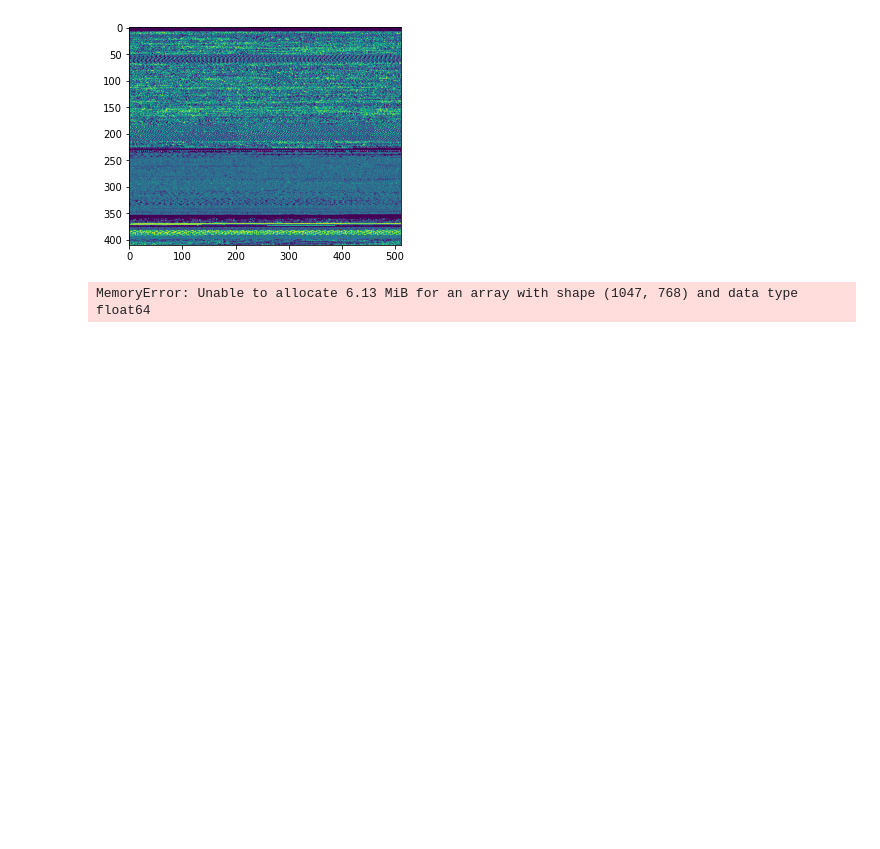
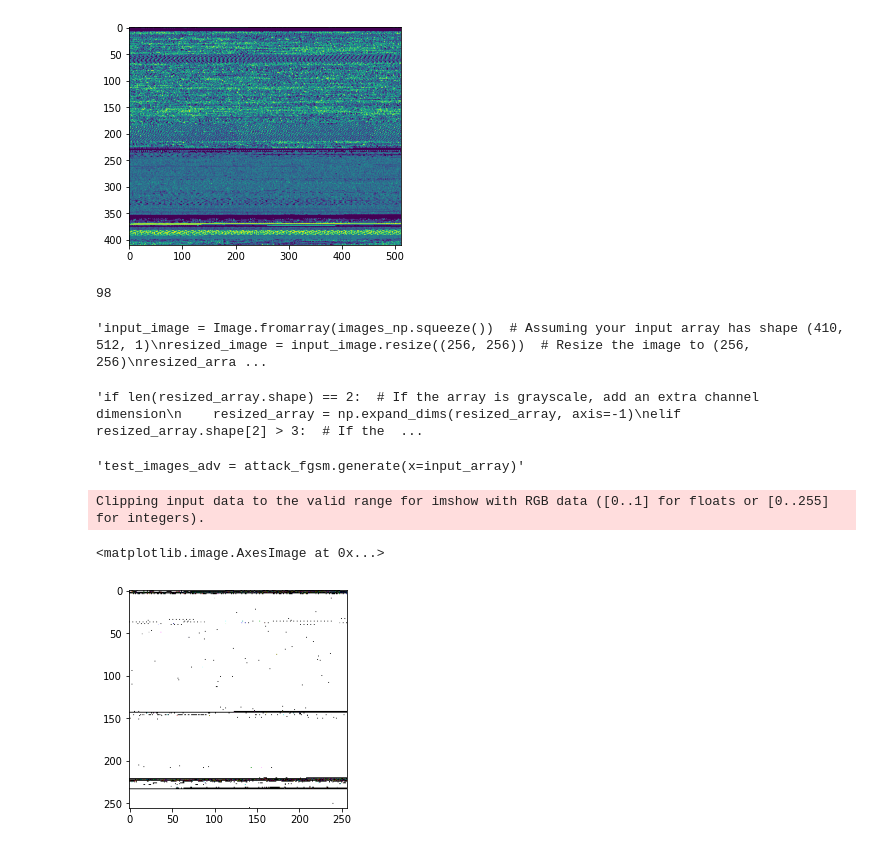
Before and after one commit to Olivverde/DL-attack, a Jupyter notebook: Ataque Evasión Lab7.ipynb, the cells around one changed output. Cells and saved outputs as stored; diff of their text form; code cells hidden in the pictures; blank space fills up the shorter version.

Commit message:
fix: creating adversarial images

```diff
--- a/Ataque Evasión Lab7.ipynb
+++ b/Ataque Evasión Lab7.ipynb
@@ -41,6 +41,7 @@ attack_fgsm = FastGradientMethod(
 # load images as numpy arrays from directory 'malimg_paper_dataset_imgs'
 images = []
 labels = []
+resolutions = []
 main_directory = './malimg_paper_dataset_imgs'
 for subfolder in os.listdir(main_directory):
     subfolder_path = os.path.join(main_directory, subfolder)
@@ -56,9 +57,11 @@ for subfolder in os.listdir(main_directory):
 
                 # Convert the image to a NumPy array and add it to the list
                 image_np = np.array(image)
-                if (image_np.shape == (858, 512) or image_np.shape == (683, 768)):
-                    continue
-                images.append(image_np)
+                # si la resolucion no esta en la lista, agregarla
+                if image_np.shape not in resolutions:
+                    resolutions.append(image_np.shape)
+                if (image_np.shape == (410, 512)):
+                    images.append(image_np)
 
 # Convert the list of image arrays into a single NumPy array
 images_np = np.array(images)
@@ -88,8 +100,55 @@ plt.imshow(images_np[0])
+# %%
+# for each image in images_np, create an adversarial image
+adversarial_images = []
+for image in images_np:
+    # image to float32
+    image = image.astype(np.float32)
+    input_image = Image.fromarray(image.squeeze())
+    resized_image = input_image.resize((256, 256))
+    resized_array = np.array(resized_image)
+
+    if len(resized_array.shape) == 2:  # If the array is grayscale, add an extra channel dimension
+        resized_array = np.expand_dims(resized_array, axis=-1)
+    elif resized_array.shape[2] > 3:  # If the array has more than 3 channels, keep only the first 3
+        resized_array = resized_array[:, :, :3]
+
+    input_array = np.expand_dims(resized_array, axis=0)  # Add a new dimension at the beginning
+    input_array = np.repeat(input_array, 3, axis=-1)
+
+    #Generamos imagenes adversariales a partir de un dataset que queremos perturbar
+    test_images_adv = attack_fgsm.generate(x=input_array)
+    adversarial_images.append(test_images_adv[0])
+# %%
+len(adversarial_images)
+# %% [output]
+98
+# %%
+# resize image
+'''input_image = Image.fromarray(images_np.squeeze())  # Assuming your input array has shape (410, 512, 1)
+resized_image = input_image.resize((256, 256))  # Resize the image to (256, 256)
+resized_array = np.array(resized_image)  # Convert the resized image back to an array'''
+# %% [output]
+'input_image = Image.fromarray(images_np.squeeze())  # Assuming your input array has shape (410, 512, 1)\nresized_image = input_image.resize((256, 256))  # Resize the image to (256, 256)\nresized_arra ...
+# %%
+# Ensure the array has the correct shape
+'''if len(resized_array.shape) == 2:  # If the array is grayscale, add an extra channel dimension
+    resized_array = np.expand_dims(resized_array, axis=-1)
+elif resized_array.shape[2] > 3:  # If the array has more than 3 channels, keep only the first 3
+    resized_array = resized_array[:, :, :3]
+
+input_array = np.expand_dims(resized_array, axis=0)  # Add a new dimension at the beginning
+input_array = np.repeat(input_array, 3, axis=-1)'''
+# %% [output]
+'if len(resized_array.shape) == 2:  # If the array is grayscale, add an extra channel dimension\n    resized_array = np.expand_dims(resized_array, axis=-1)\nelif resized_array.shape[2] > 3:  # If the  ...
 # %%
 #Generamos imagenes adversariales a partir de un dataset que queremos perturbar
-test_images_adv = attack_fgsm.generate(x=images_np)
+'''test_images_adv = attack_fgsm.generate(x=input_array)'''
 # %% [output]
-MemoryError: Unable to allocate 6.13 MiB for an array with shape (1047, 768) and data type float64
+'test_images_adv = attack_fgsm.generate(x=input_array)'
 # %%
 #Ejemplo de una perturbación
-plt.imshow(X=test_images_adv[0])
+plt.imshow(X=adversarial_images[2])
+# %% [output]
+Clipping input data to the valid range for imshow with RGB data ([0..1] for floats or [0..255] for integers).
+<matplotlib.image.AxesImage at 0x...>
+[figure, added]
```
Also changed, not shown: parts of 4 cells of this notebook, 1 other file.
